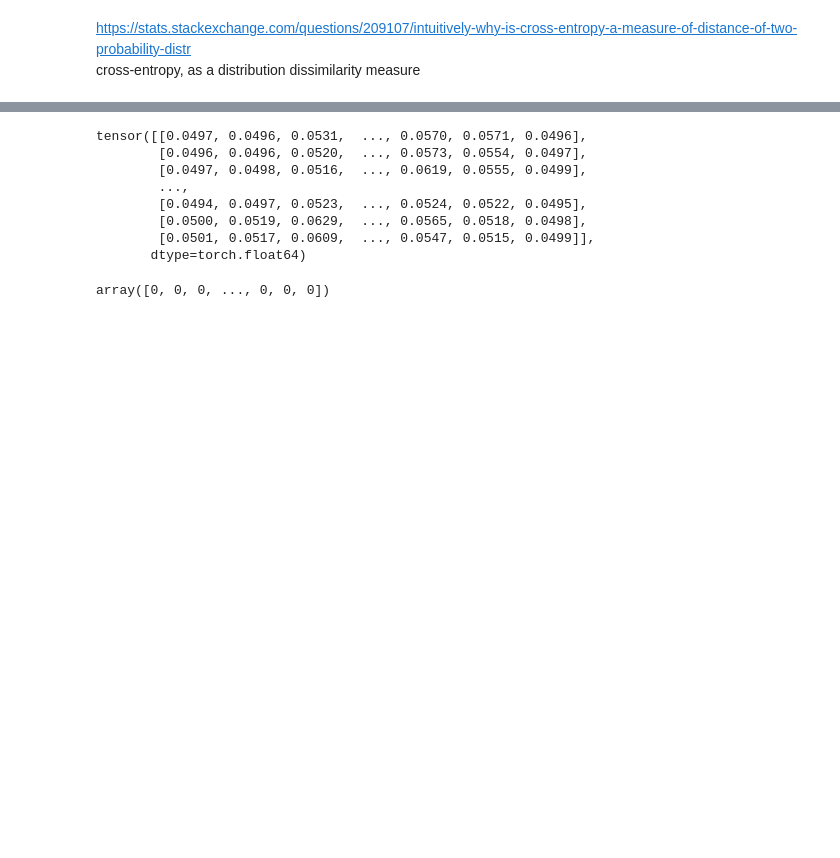
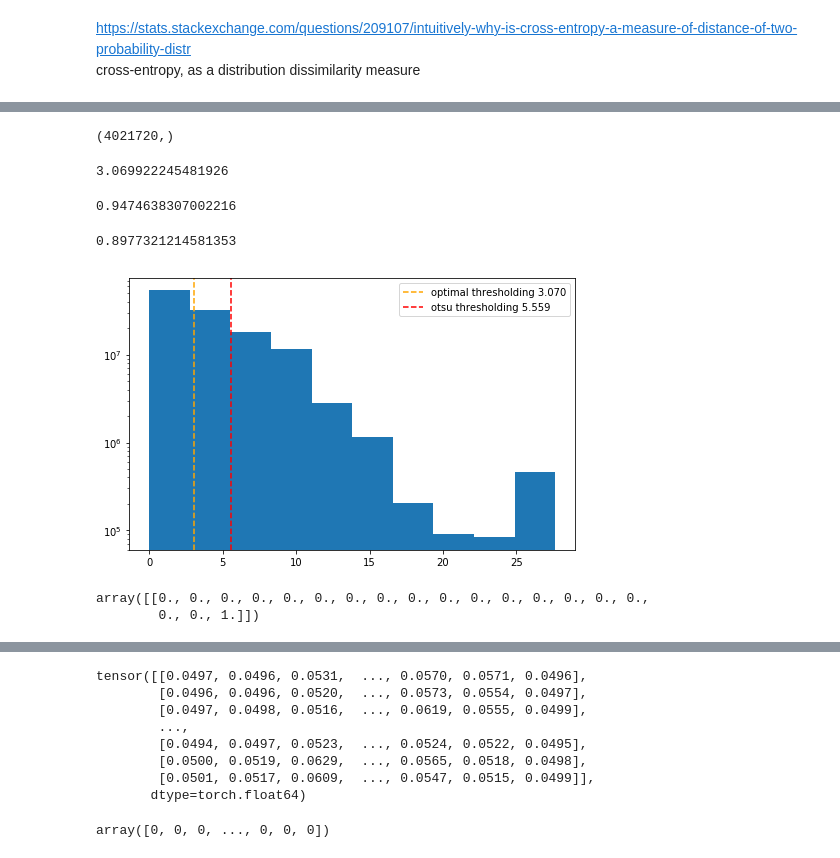
Before and after one commit to Arioluwa/DeepChange, a Jupyter notebook: change_detection/dev.ipynb, the cells around one changed output, grey strips where cells are left out. Cells and saved outputs as stored; diff of their text form; code cells hidden in the pictures; blank space fills up the shorter version.

Commit message:
finished draft on dissimilarity for RF & LTAE

```diff
--- a/change_detection/dev.ipynb
+++ b/change_detection/dev.ipynb
@@ -84 +142,16 @@ def cross_entropy(predictions, targets, epsilon=1e-12):
     return np.array(ce)
+# %%
+def cross_entropy_sc(p, q):
+    # q = q + 1e-15 # to handle the zeros
+    h = [np.sum(-(xlogy(p[i]+1e-12, q[i]+1e-12))) for i in range(len(p))]
+    return np.array(h)
+# def cross_entropy_sc(p, q, epsilon=1e-12 ):
+#     # q = q + 1e-15 # to handle the zeros
+#     for i in range(len(p)):
+#         # p[i] = np.clip(p[i], epsilon, 1. - epsilon)
+#         # q[i] = np.clip(q[i], epsilon, 1. - epsilon)
+#         h = [np.sum(-(xlogy(np.clip(p[i], epsilon, 1. - epsilon), np.clip(q[i], epsilon, 1. - epsilon))))]
+#     return np.array(h)
+
+
+dissimilarity = cross_entropy_sc(source_, target_)
@@ -100,3 +242,54 @@ ff.max()
+# %%
+def mask_and_extract(array, mask_array):
+        array = np.ma.masked_array(array, mask=True)
+        array.mask[mask_array.data != 0] = False
+        array_value = np.ma.compressed(array)
+        return array_value
+
+similarity_ = mask_and_extract(dissimilarity, gt_binary_mask)
+# %%
+gt_binary_.shape
+# %% [output]
+(4021720,)
+# %%
+thresholds = np.linspace(similarity_.min(), similarity_.max(), 10)
+
+# initiate metrics
+fscore_ = np.zeros(shape=(len(thresholds)))
+for index, elem in enumerate(thresholds):
+    fscore_[index] = f1_score(gt_binary_, np.where(similarity_ >= elem, 1, 0))
+
+opt_threshold_idx = np.argmax(fscore_)
+opt_threshold = thresholds[opt_threshold_idx]
+# %%
+opt_threshold
+# %% [output]
+3.069922245481926
+# %%
+fscore_[opt_threshold_idx]
+# %% [output]
+0.9474638307002216
+# %%
+thresh = threshold_otsu(dissimilarity)
+otsu_binary = similarity_ > thresh
+otsu_fscore = f1_score(gt_binary_, otsu_binary)
+otsu_fscore
+# %% [output]
+0.8977321214581353
+# %%
+plt.figure(figsize=(8,5))
+plt.hist(dissimilarity, bins=10, log=True)
+plt.axvline(opt_threshold, color='orange', label = 'optimal thresholding {0:0.3f}'.format(opt_threshold), linestyle='--')
+plt.axvline(thresh, color='r', label = 'otsu thresholding {0:0.3f}'.format(thresh), linestyle='--')
+plt.legend()
+plt.show()
+# %% [output]
+[figure, added]
+# %%
+target_[index]
+# %% [output]
+array([[0., 0., 0., 0., 0., 0., 0., 0., 0., 0., 0., 0., 0., 0., 0., 0.,
+        0., 0., 1.]])
 # %%
 # disimilarity = cross_entropy(target_, source_)
 # %%
```
Also changed, not shown: parts of 49 cells of this notebook, 1 other file.
